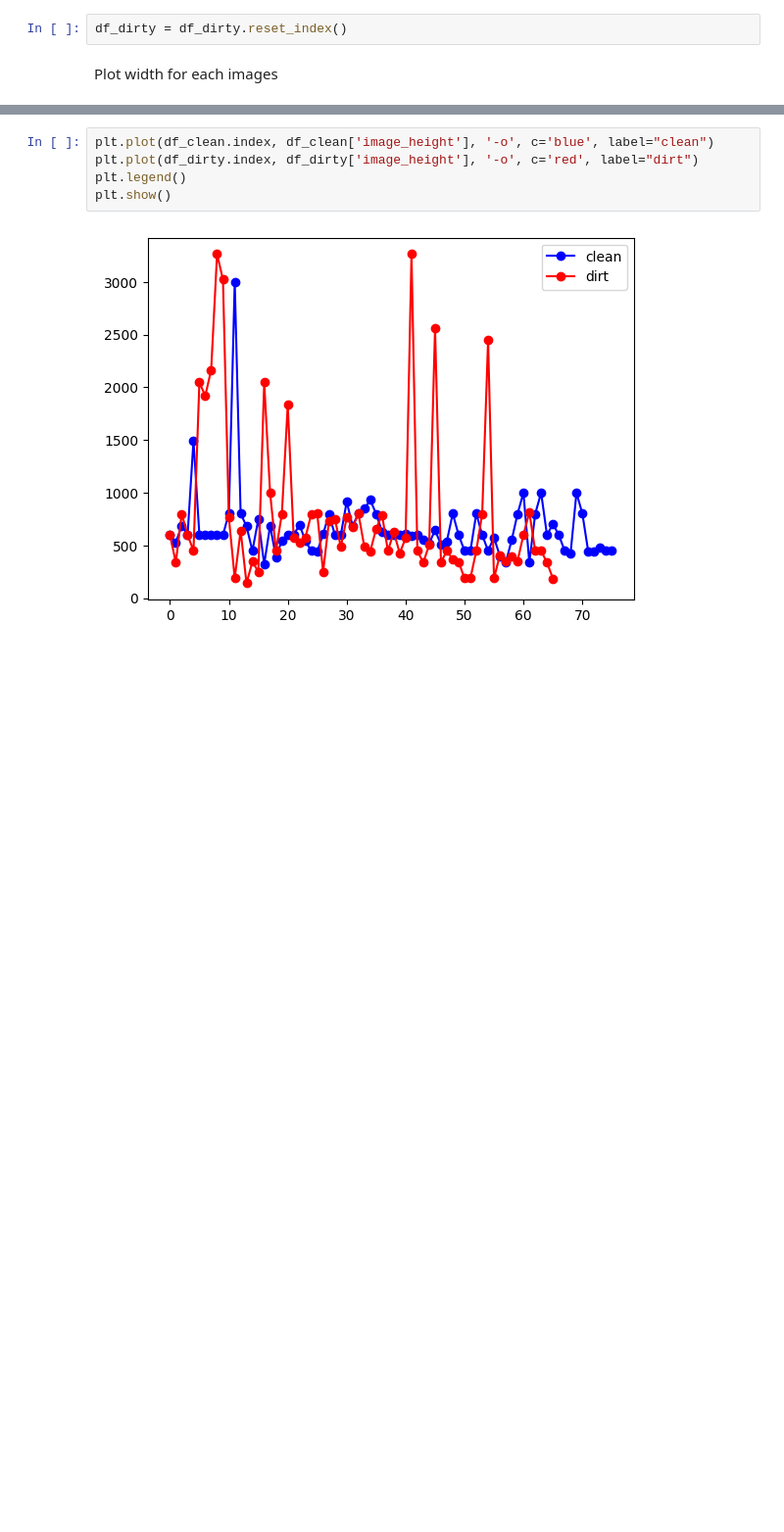
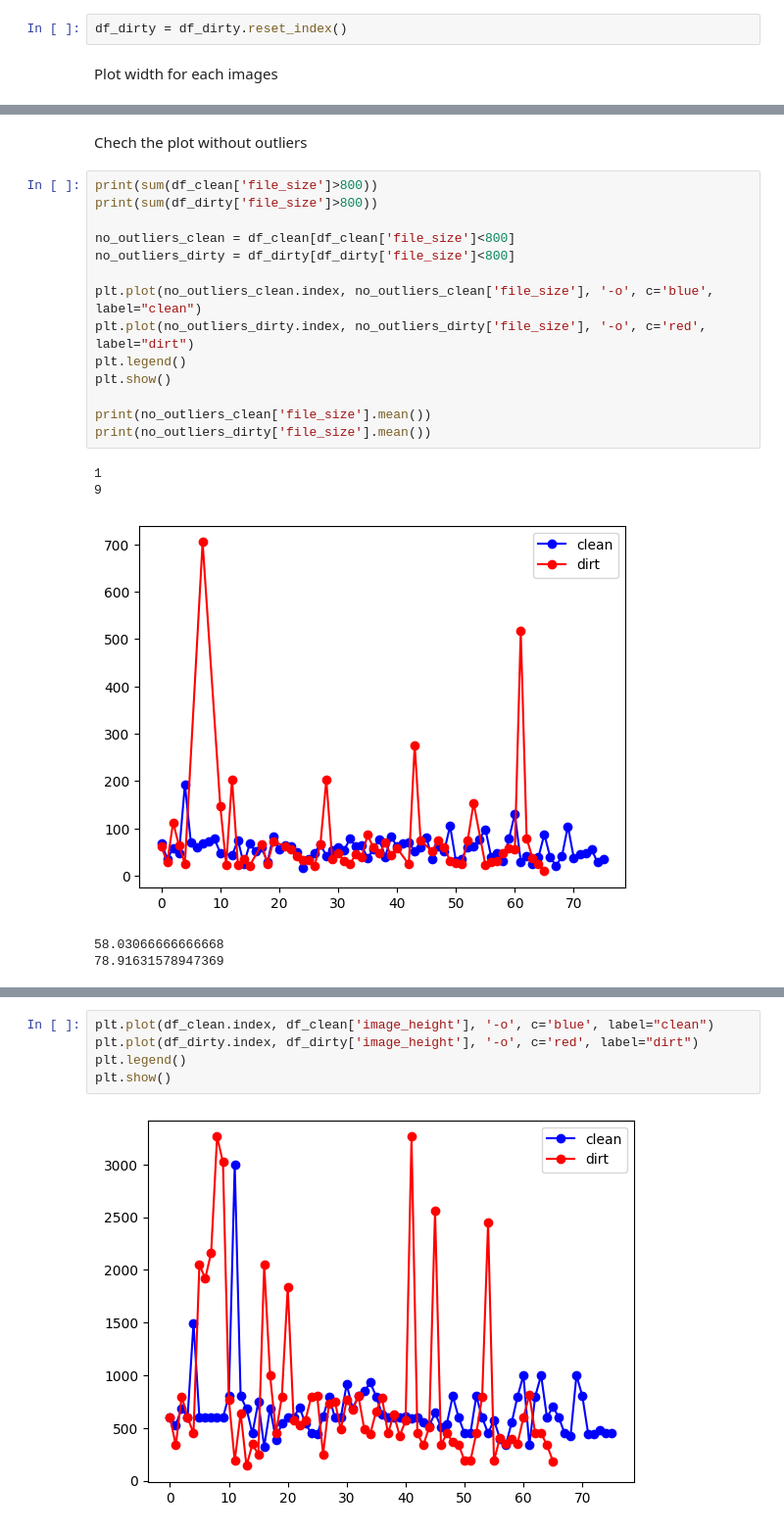
Before and after one commit to Antsurf/bin-oculaire, a Jupyter notebook: app/classifier.ipynb, the cells around one changed output, grey strips where cells are left out. Shown at 98% size. Cells and saved outputs as stored; diff of their text form; blank space fills up the shorter version.

```diff
--- a/app/classifier.ipynb
+++ b/app/classifier.ipynb
@@ -106,3 +120,25 @@ Plot width for each images
+# %% [markdown]
+Chech the plot without outliers
+# %%
+print(sum(df_clean['file_size']>800))
+print(sum(df_dirty['file_size']>800))
+
+no_outliers_clean = df_clean[df_clean['file_size']<800]
+no_outliers_dirty = df_dirty[df_dirty['file_size']<800]
+
+plt.plot(no_outliers_clean.index, no_outliers_clean['file_size'], '-o', c='blue', label="clean")
+plt.plot(no_outliers_dirty.index, no_outliers_dirty['file_size'], '-o', c='red', label="dirt")
+plt.legend()
+plt.show()
+
+print(no_outliers_clean['file_size'].mean())
+print(no_outliers_dirty['file_size'].mean())
+# %% [output]
+1
+9
+[figure, added]
+58.03066666666668
+78.91631578947369
 # %%
 plt.plot(df_clean.index, df_clean['image_width'], '-o', c='blue', label="clean")
 plt.plot(df_dirty.index, df_dirty['image_width'], '-o', c='red', label="dirt")
```
Also changed, not shown: parts of 21 cells of this notebook, 1 other file.
